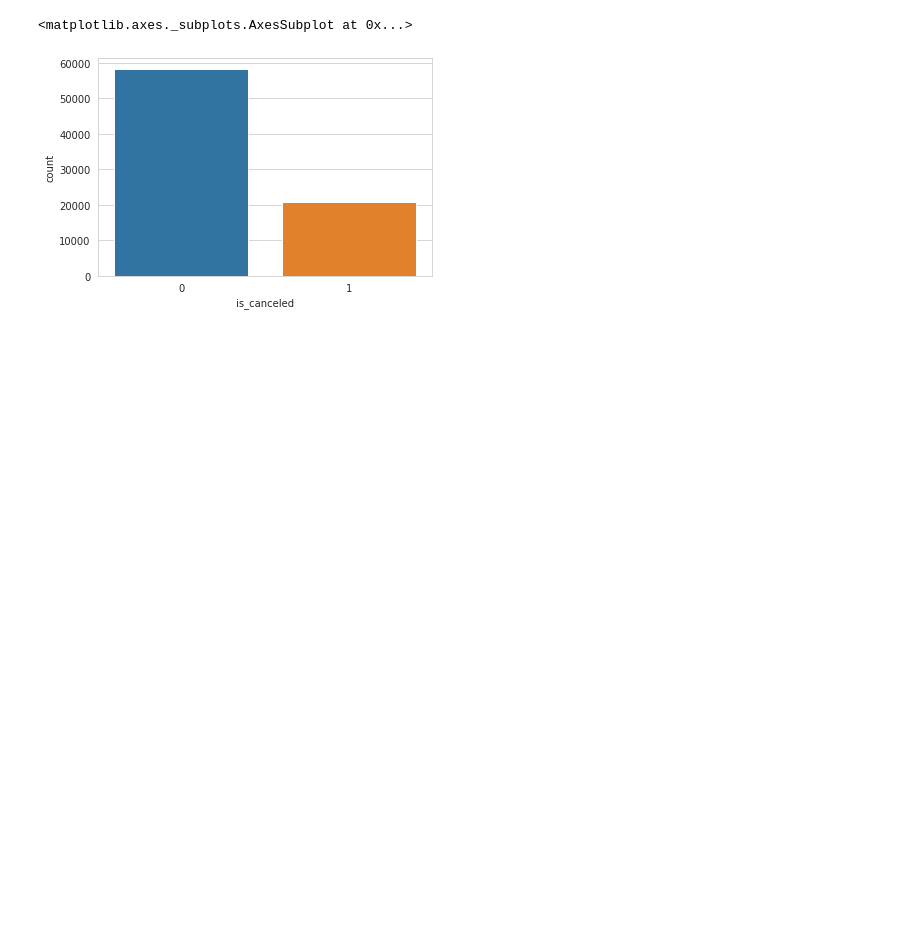
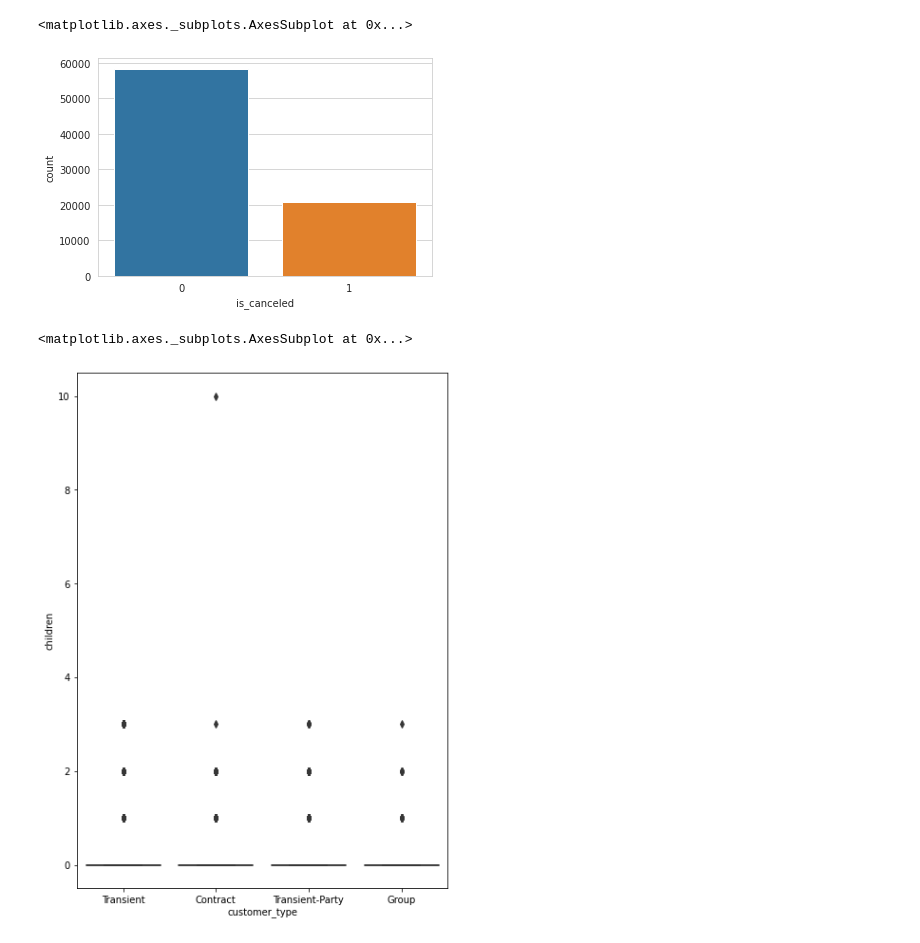
Before and after one commit to SakshamTripathi1996/Data-Science, a Jupyter notebook: Saksham_Hotel_Booking_Analysis_Capstone_Project.ipynb, the cells around one changed output. Drawn from its saved outputs; the diff is of its cells as text; code cells hidden in the pictures; blank space fills up the shorter version.

```diff
--- a/Saksham_Hotel_Booking_Analysis_Capstone_Project.ipynb
+++ b/Saksham_Hotel_Booking_Analysis_Capstone_Project.ipynb
@@ -98,12 +123,12 @@ a=data['children'].fillna(data['children'].mode)
+# %%
+data[data['children']+data['babies']+data['adults']==0].shape
+data.drop(data[data['children']+data['babies']+data['adults']==0].index,inplace=True)
+data.drop('arrival_date_week_number',inplace=True,axis=1)
+data.drop('company',inplace=True,axis=1)
+data.drop('agent',inplace=True,axis=1)
 # %%
-nullv={'children':0,'agent':0,'country':'unknown','company':0}
+nullv={'country':'unknown',"children":"0"}
 data=data.fillna(nullv)
-# %%
-# changing dtype to its correct dtype
-data['reservation_status_date']=pd.to_datetime(data['reservation_status_date']).dt.date.astype('datetime64[ns]')
-data['children']=data['children'].astype(int)
-data['company']=data['company'].astype(int)
-data['agent']=data['agent'].astype(int)
 # %%
 data.shape
 # %% [output]
@@ -111,6 +136,3 @@ data.shape
-# %%
-# Changing Column names
-data=data.rename(columns={'adr':'Average_day_Rate'})
 # %%
 #bb-bed and breakfast
 #hb-half board-breakfast and dinner
@@ -260,3 +306,9 @@ sns.countplot(x='is_canceled',data=data)
 # %% [output]
 <matplotlib.axes._subplots.AxesSubplot at 0x...>
 [figure]
+# %%
+plt.figure(figsize=(7,10))
+sns.boxplot(x="customer_type",y="children",data=data,palette="winter")
+# %% [output]
+<matplotlib.axes._subplots.AxesSubplot at 0x...>
+[figure, added]
```
Also changed, not shown: parts of 35 cells of this notebook.
